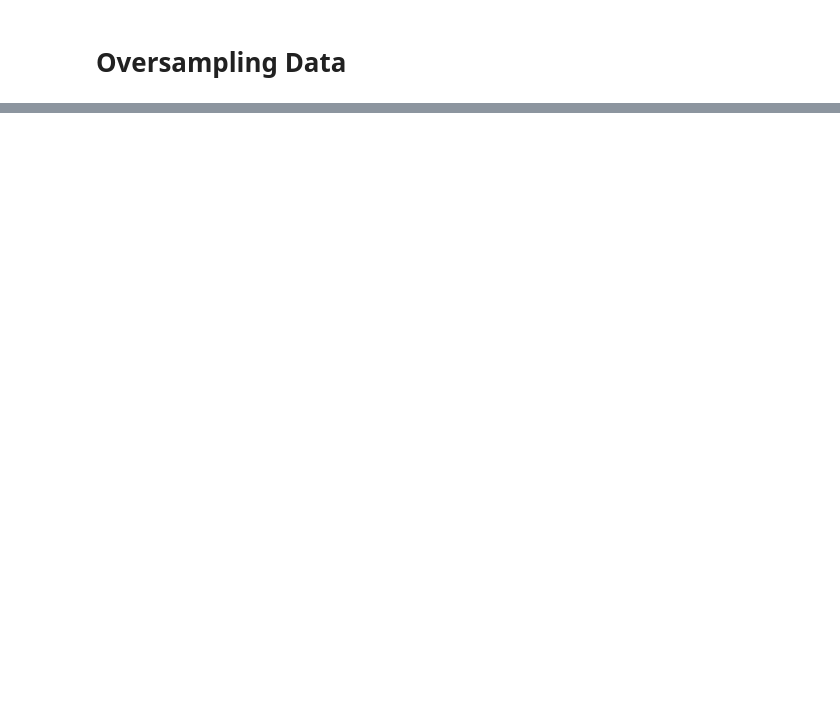
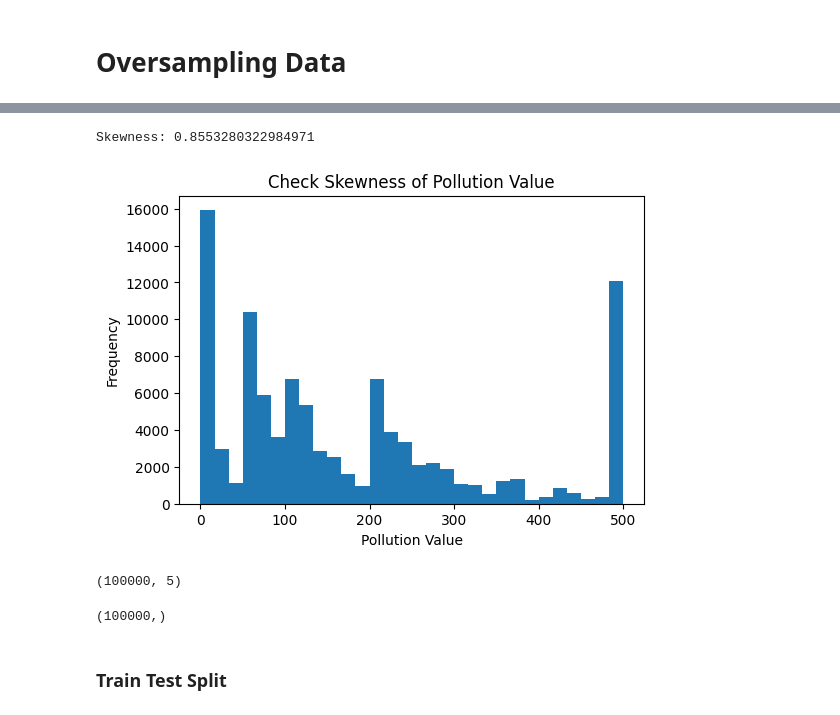
Before and after one commit to Soumya2705/Linear_regression_on_Air_pollution, a Jupyter notebook: linear regression.ipynb, the cells around one changed output, grey strips where cells are left out. Cells and saved outputs as stored; diff of their text form; code cells hidden in the pictures; blank space fills up the shorter version.

Commit message:
Added undersampling, oversampling datasets and updated linear regression notebook

```diff
--- a/linear regression.ipynb
+++ b/linear regression.ipynb
@@ -1267,0 +815,19 @@ Max value: 4
+# %%
+
+from sklearn.utils import resample
+
+# Target size
+target_size = 100000
+
+# Oversample
+df_oversampled = resample(
+    balanced_df,
+    replace=True,          # allow duplicate rows
+    n_samples=target_size, # desired size
+    random_state=25
+)
+
+print(df_oversampled.shape)
+
+# Save dataset
+df_oversampled.to_csv("oversampled_100k.csv", index=False)
@@ -1267,0 +876,13 @@ Max value: 4
+# %%
+# check skewness of pollution value
+print("Skewness:", df_oversampled['value'].skew())
+
+plt.figure(figsize=(6,4))
+plt.hist(df_oversampled['value'], bins=30)
+plt.title("Check Skewness of Pollution Value")
+plt.xlabel("Pollution Value")
+plt.ylabel("Frequency")
+plt.show()
+# %% [output]
+Skewness: 0.8553280322984971
+[figure, added]
@@ -1267,0 +893,10 @@ Max value: 4
+# %%
+X_over_sample.shape
+# %% [output]
+(100000, 5)
+# %%
+y_over_sample.shape
+# %% [output]
+(100000,)
+# %% [markdown]
+### Train Test  Split
```
Also changed, not shown: parts of 124 cells of this notebook, 1 other file.
